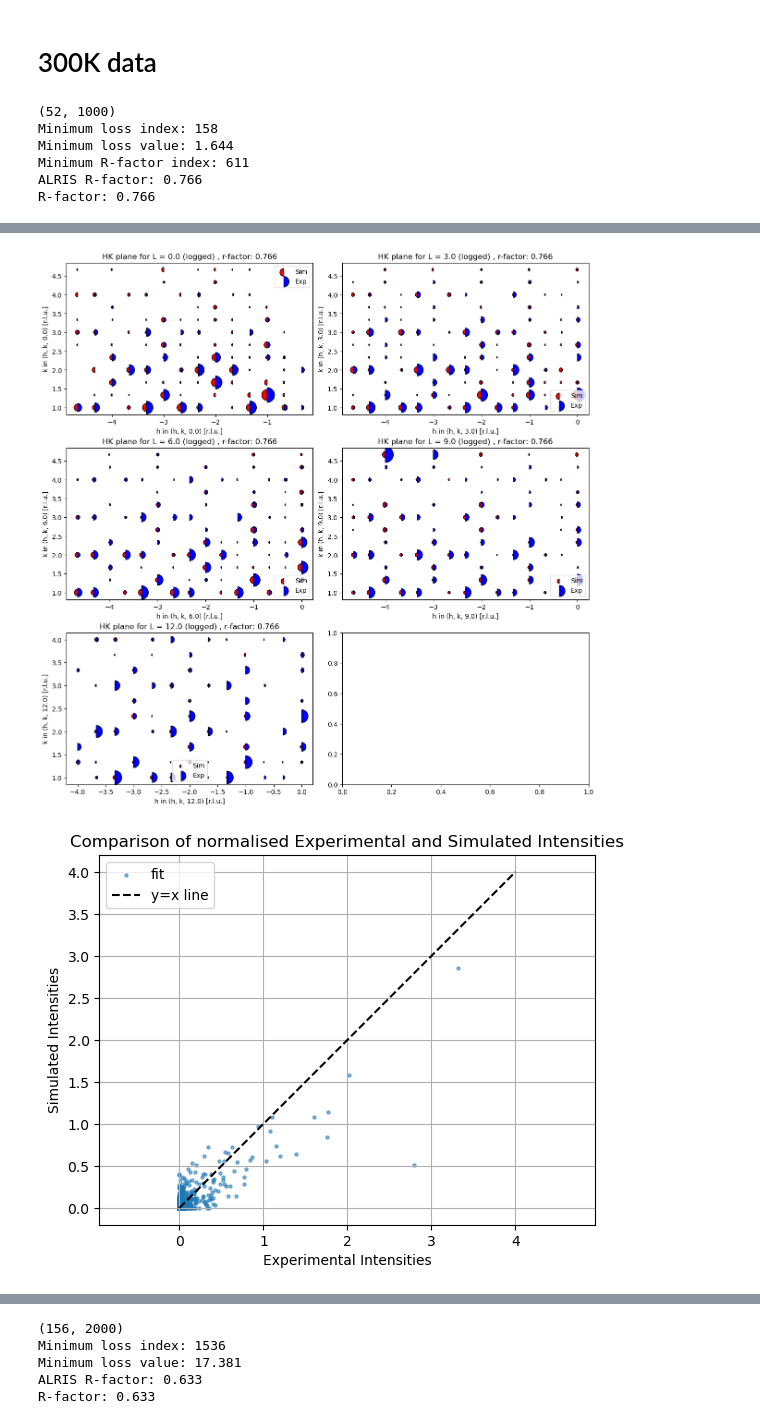
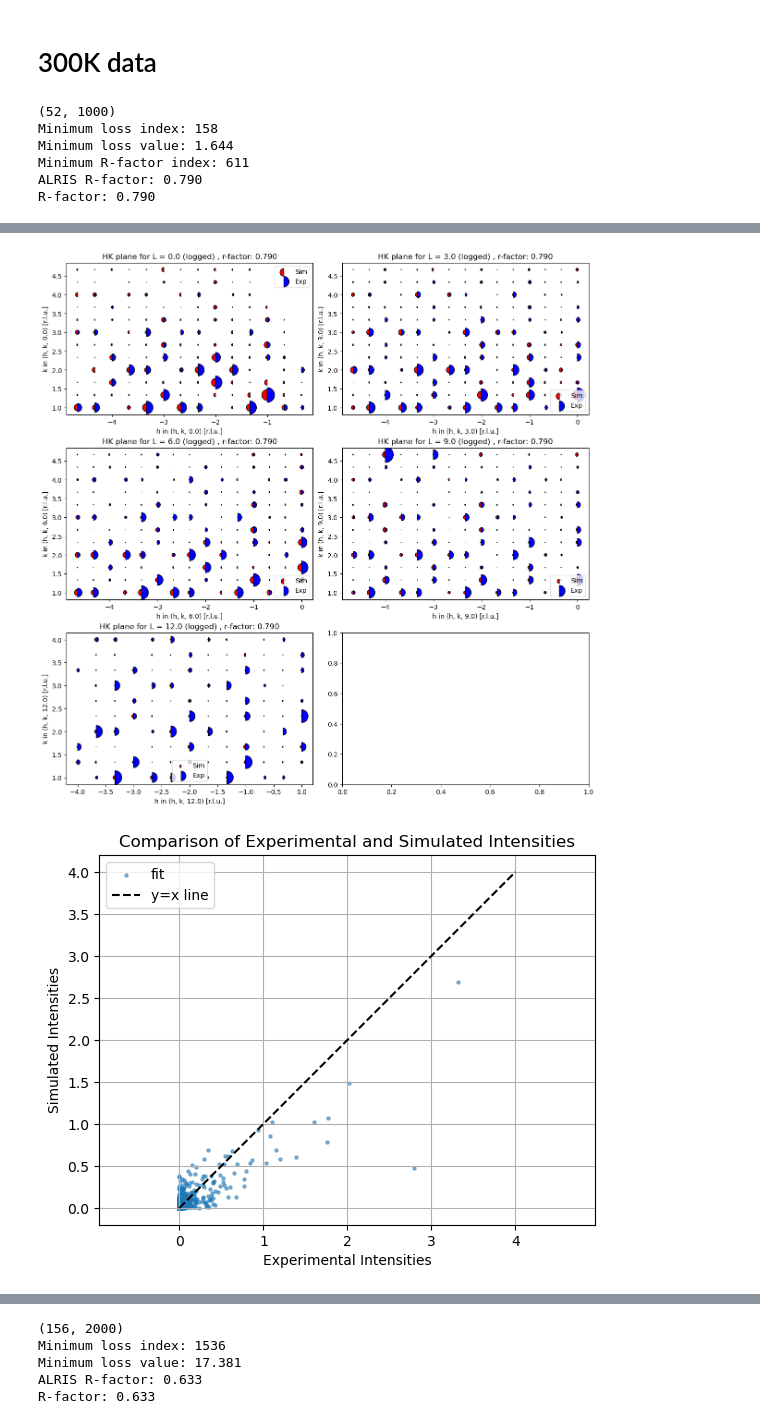
Before and after one commit to bleubreeymeow/alrisDistortionFit, a Jupyter notebook: PBCO/PBCO_1_3_inplane/P2/PBCO_1_3_histogram.ipynb, the cells around one changed output, grey strips where cells are left out. Saved outputs shown, nothing was run; the diff lists cells and outputs as text; code cells hidden in the pictures.

```diff
--- a/PBCO/PBCO_1_3_inplane/P2/PBCO_1_3_histogram.ipynb
+++ b/PBCO/PBCO_1_3_inplane/P2/PBCO_1_3_histogram.ipynb
@@ -41,8 +41,6 @@ def fun_tf(hkl_list, pars, matrix):
 
     w = tf.constant(0.000811509257682975, dtype=tf.float32)  # Debye-Waller factor
     qnorms = tf.norm(tf.cast(hkl_list, tf.float32), axis=1)
-    max_intensity = np.max(intensity)
-    intensity = np.where(intensity < max_intensity * 0.01, tf.zeros_like(intensity), intensity)  # Ensure no negative intensities
     intensity = intensity * tf.exp(- w* qnorms ** 2)  # Apply Debye-Waller factor
     intensity = intensity / tf.reduce_max(intensity)
     intensity = intensity / tf.reduce_sum(intensity) * 60
@@ -73,7 +71,7 @@ def plot_plane_sim_vs_exp_DIM3(ax, df, r_factor, l, norm_plane=False):
     ax.legend()
 # %%
 def calculate_structure_factor(iteration, histogram_matrix):
-    exp_data = pd.read_csv('C:/Users/User/Desktop/uzh_intern/alrisDistortionFit/PBCO/PBCO_1_3/raw_data/1_3_combined_peaks_300K.csv')
+    exp_data = pd.read_csv('C:/Users/User/Desktop/uzh_intern/alrisDistortionFit/PBCO/PBCO_1_3/raw_data/1_3_combined_peaks_300K_no0.csv')
     n_features = exp_data.shape[0]
     n_dim = 3
     hkl_list = exp_data[["h", "k", "l"]].values.tolist()
@@ -140,36 +138,50 @@ print(f"Minimum R-factor index: {min_r_factor_index}")
 exp_data , r_factor = calculate_structure_factor(min_loss_index, hist_matrix)
 print(f"R-factor: {r_factor:.3f}")
 
 l_values = [0.0, 3.0, 6.0, 9.0, 12.0]
 
 n = len(l_values)
 ncols = int(np.ceil(n / 3))
 fig, axs = plt.subplots(3, ncols, figsize=(6 * ncols, 12), constrained_layout=True)
 axs = axs.flatten()
 
 for i, l in enumerate(l_values):
     plot_plane_sim_vs_exp_DIM3(axs[i], exp_data, r_factor,l, norm_plane=True)
 
 plt.show()
 
+normalised_exp = exp_data['intensity_exp']/np.sum(exp_data['intensity_exp']) * 60
+
 x = np.linspace(0 ,4, 100)
 y = x
-plt.scatter(exp_data['intensity_exp']/np.sum(exp_data['intensity_exp']) * 60, exp_data['intensity_sim'], s=5, alpha=0.5 , label='fit')
+plt.scatter(normalised_exp, exp_data['intensity_sim'], s=5, alpha=0.5 , label='fit')
 plt.plot(x , y, color='black', linestyle='--', label='y=x line')
 plt.legend()
 plt.grid(True)
-plt.title('Comparison of normalised Experimental and Simulated Intensities')
+plt.title('Comparison of Experimental and Simulated Intensities')
 plt.xlabel('Experimental Intensities')
 plt.ylabel('Simulated Intensities')
 plt.axis('equal')
 plt.show()
+
+
+#plot a historgram of the percentage difference in intensity between experimental and simulated
+percentage_diff = np.abs(normalised_exp - exp_data['intensity_sim']) / normalised_exp * 100
+exp_data['percentage_diff'] = percentage_diff
+plt.figure(figsize=(10, 6))
+plt.hist(percentage_diff, bins=np.linspace(-200 , 200 , 50), alpha=0.7, color='purple')
+plt.title('Histogram of Percentage Differences Between Experimental and Simulated Intensities')
+plt.xlabel('Percentage Difference (Experimental - Simulated)')
+plt.ylabel('Frequency')
+plt.grid(True)
+plt.show()
 # %% [output]
 (52, 1000)
 Minimum loss index: 158
 Minimum loss value: 1.644
 Minimum R-factor index: 611
-ALRIS R-factor: 0.766
-R-factor: 0.766
+ALRIS R-factor: 0.790
+R-factor: 0.790
 [figure]
-[figure, old version]
+[figure, new version]
-[figure, old version]
+[figure, new version]
```
Also changed, not shown: parts of 3 cells of this notebook, 15 other files.
